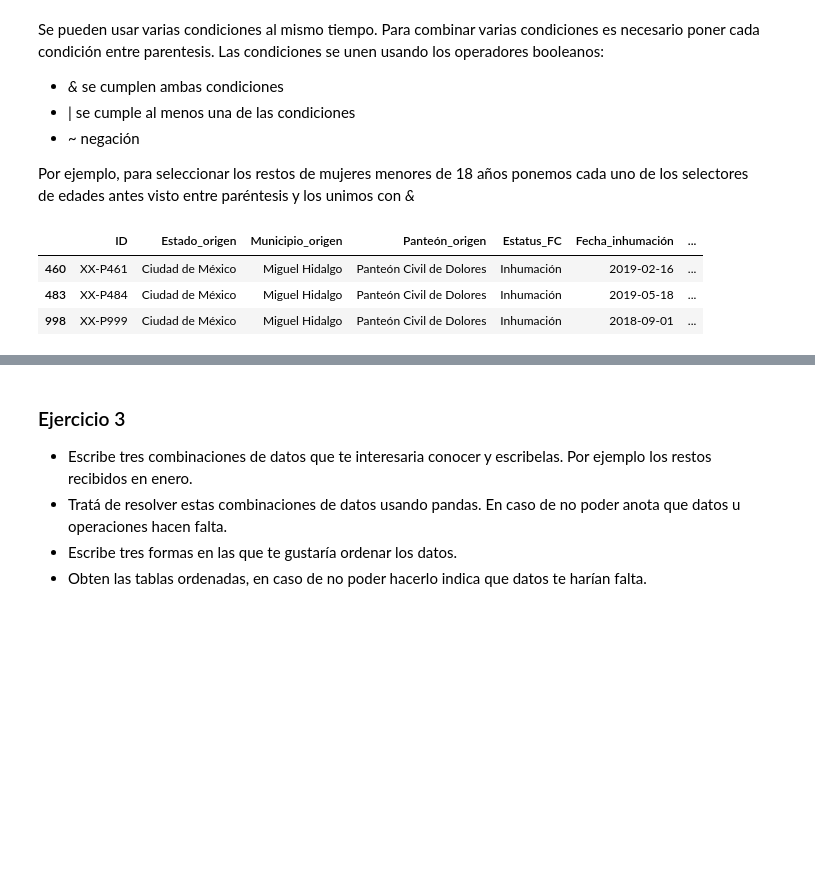
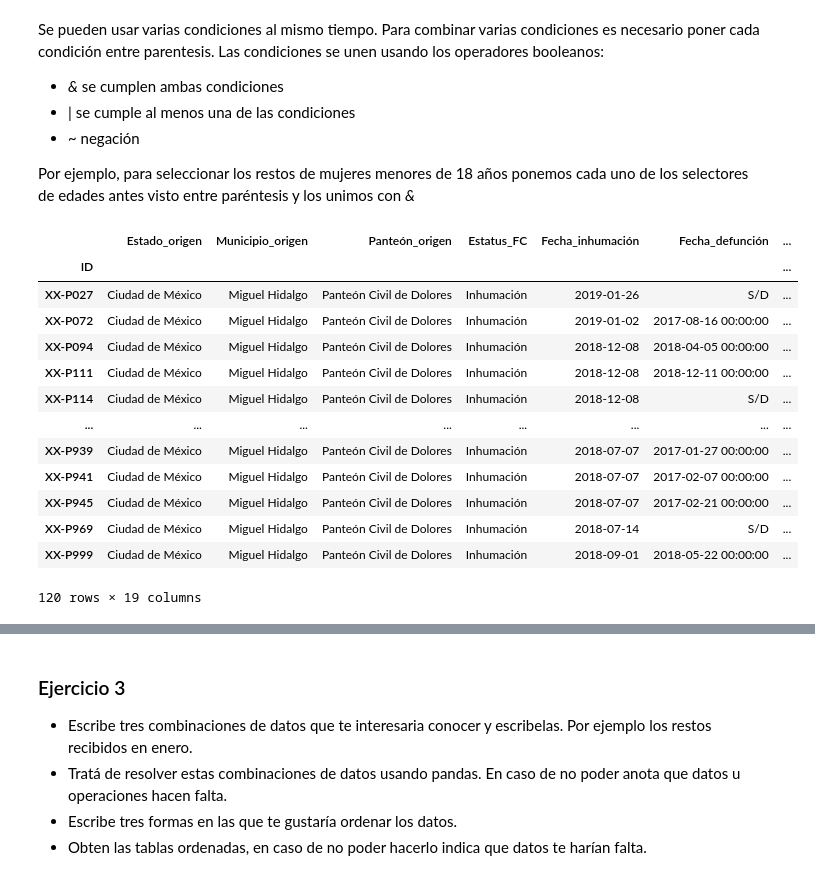
Before and after one commit to mar-esther23/CursoPandas2023, a Jupyter notebook: CP3-Seleccion.ipynb, the cells around one changed output, grey strips where cells are left out. Saved outputs shown, nothing was run; the diff lists cells and outputs as text; code cells hidden in the pictures; blank space fills up the shorter version.

```diff
--- a/CP3-Seleccion.ipynb
+++ b/CP3-Seleccion.ipynb
@@ -23,7 +23,7 @@ Incluiremos un par de comandos de limpieza, los cuales explicaremos en otro mome
 import pandas as pd
 
 file_mfc = 'data_raw/Modulo-de-Fosas-Comunes_actualizacion24nov2022_VD.xlsx'
-df = pd.read_excel(file_mfc, sheet_name="MFC", nrows=1000)
+df = pd.read_excel(file_mfc, sheet_name="MFC", nrows=1000, index_col='ID')
 df['Edad'] = pd.to_numeric(df['Edad'], errors='coerce')
 df
 # %% [output]
@@ -510,9 +690,19 @@ Las condiciones se unen usando los operadores booleanos:
 Por ejemplo, para seleccionar los restos de mujeres menores de 18 años ponemos cada uno de los selectores de edades antes visto entre paréntesis y los unimos con _&_
 # %%
 # df.loc[ (seleccionar_mujeres) & (seleccionar_menores_de_edad)]
-df.loc[  (df['Sexo']=='Femenino') & (df['Edad']<18)  ]
+df.loc[  ( df['Sexo']=='Femenino' ) | ( df['Edad']<18 ) ]
 # %% [output]
-|  | ID | Estado_origen | Municipio_origen | Panteón_origen | Estatus_FC | Fecha_inhumación | ... |
-| 460 | XX-P461 | Ciudad de México | Miguel Hidalgo | Panteón Civil de Dolores | Inhumación | 2019-02-16 | ... |
-| 483 | XX-P484 | Ciudad de México | Miguel Hidalgo | Panteón Civil de Dolores | Inhumación | 2019-05-18 | ... |
-| 998 | XX-P999 | Ciudad de México | Miguel Hidalgo | Panteón Civil de Dolores | Inhumación | 2018-09-01 | ... |
+|  | Estado_origen | Municipio_origen | Panteón_origen | Estatus_FC | Fecha_inhumación | Fecha_defunción | ... |
+| ID |  |  |  |  |  |  | ... |
+| XX-P027 | Ciudad de México | Miguel Hidalgo | Panteón Civil de Dolores | Inhumación | 2019-01-26 | S/D | ... |
+| XX-P072 | Ciudad de México | Miguel Hidalgo | Panteón Civil de Dolores | Inhumación | 2019-01-02 | 2017-08-16 00:00:00 | ... |
+| XX-P094 | Ciudad de México | Miguel Hidalgo | Panteón Civil de Dolores | Inhumación | 2018-12-08 | 2018-04-05 00:00:00 | ... |
+| XX-P111 | Ciudad de México | Miguel Hidalgo | Panteón Civil de Dolores | Inhumación | 2018-12-08 | 2018-12-11 00:00:00 | ... |
+| XX-P114 | Ciudad de México | Miguel Hidalgo | Panteón Civil de Dolores | Inhumación | 2018-12-08 | S/D | ... |
+| ... | ... | ... | ... | ... | ... | ... | ... |
+| XX-P939 | Ciudad de México | Miguel Hidalgo | Panteón Civil de Dolores | Inhumación | 2018-07-07 | 2017-01-27 00:00:00 | ... |
+| XX-P941 | Ciudad de México | Miguel Hidalgo | Panteón Civil de Dolores | Inhumación | 2018-07-07 | 2017-02-07 00:00:00 | ... |
+| XX-P945 | Ciudad de México | Miguel Hidalgo | Panteón Civil de Dolores | Inhumación | 2018-07-07 | 2017-02-21 00:00:00 | ... |
+| XX-P969 | Ciudad de México | Miguel Hidalgo | Panteón Civil de Dolores | Inhumación | 2018-07-14 | S/D | ... |
+| XX-P999 | Ciudad de México | Miguel Hidalgo | Panteón Civil de Dolores | Inhumación | 2018-09-01 | 2018-05-22 00:00:00 | ... |
+120 rows × 19 columns
```
Also changed, not shown: parts of 38 cells of this notebook.
